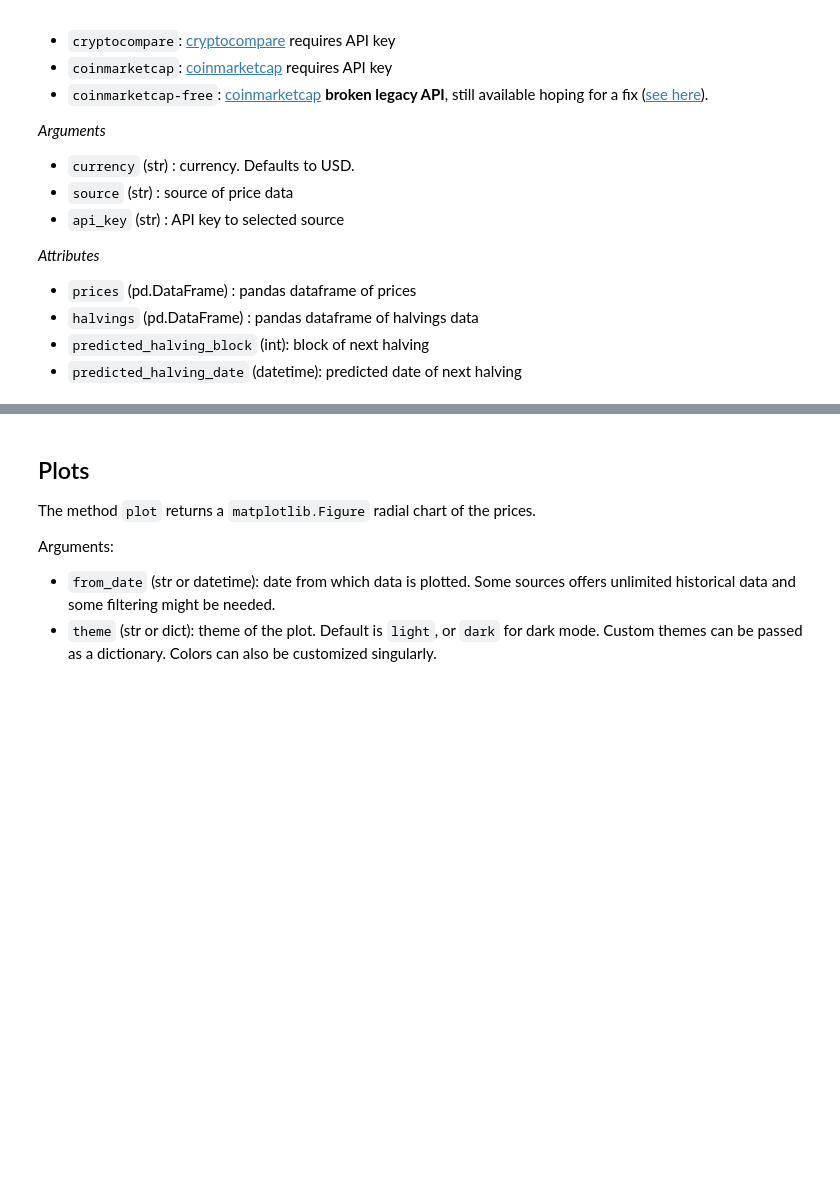
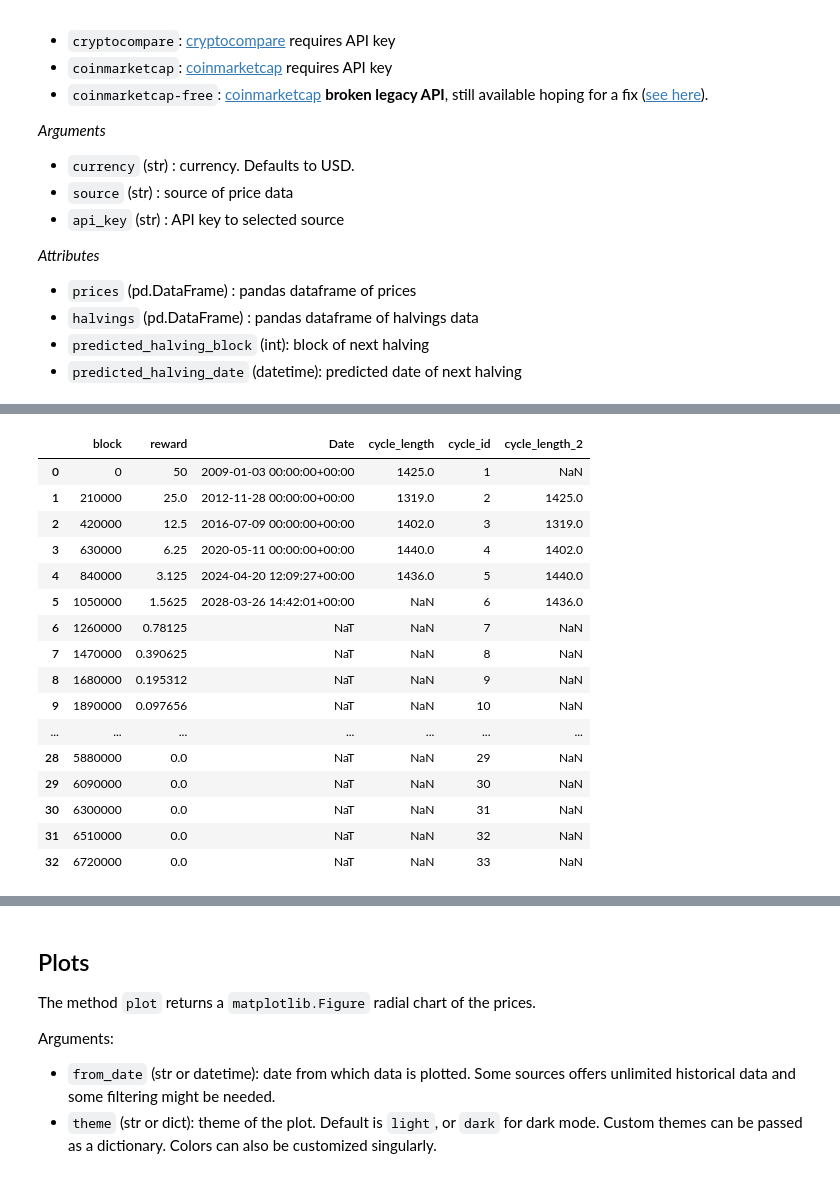
Before and after one commit to giocaizzi/btc-cycles, a Jupyter notebook: bitcoin.ipynb, the cells around one changed output, grey strips where cells are left out. Saved outputs shown, nothing was run; the diff lists cells and outputs as text; code cells hidden in the pictures; blank space fills up the shorter version.

```diff
--- a/bitcoin.ipynb
+++ b/bitcoin.ipynb
@@ -62,3 +69,23 @@ btc.halvings.head(10)
+# %%
+btc.halvings
+# %% [output]
+|  | block | reward | Date | cycle_length | cycle_id | cycle_length_2 |
+| 0 | 0 | 50 | 2009-01-03 00:00:00+00:00 | 1425.0 | 1 | NaN |
+| 1 | 210000 | 25.0 | 2012-11-28 00:00:00+00:00 | 1319.0 | 2 | 1425.0 |
+| 2 | 420000 | 12.5 | 2016-07-09 00:00:00+00:00 | 1402.0 | 3 | 1319.0 |
+| 3 | 630000 | 6.25 | 2020-05-11 00:00:00+00:00 | 1440.0 | 4 | 1402.0 |
+| 4 | 840000 | 3.125 | 2024-04-20 12:09:27+00:00 | 1436.0 | 5 | 1440.0 |
+| 5 | 1050000 | 1.5625 | 2028-03-26 14:42:01+00:00 | NaN | 6 | 1436.0 |
+| 6 | 1260000 | 0.78125 | NaT | NaN | 7 | NaN |
+| 7 | 1470000 | 0.390625 | NaT | NaN | 8 | NaN |
+| 8 | 1680000 | 0.195312 | NaT | NaN | 9 | NaN |
+| 9 | 1890000 | 0.097656 | NaT | NaN | 10 | NaN |
+| ... | ... | ... | ... | ... | ... | ... |
+| 28 | 5880000 | 0.0 | NaT | NaN | 29 | NaN |
+| 29 | 6090000 | 0.0 | NaT | NaN | 30 | NaN |
+| 30 | 6300000 | 0.0 | NaT | NaN | 31 | NaN |
+| 31 | 6510000 | 0.0 | NaT | NaN | 32 | NaN |
+| 32 | 6720000 | 0.0 | NaT | NaN | 33 | NaN |
 # %%
 btc.prices
 # %% [output]
```
Also changed, not shown: parts of 8 cells of this notebook, 6 other files.
